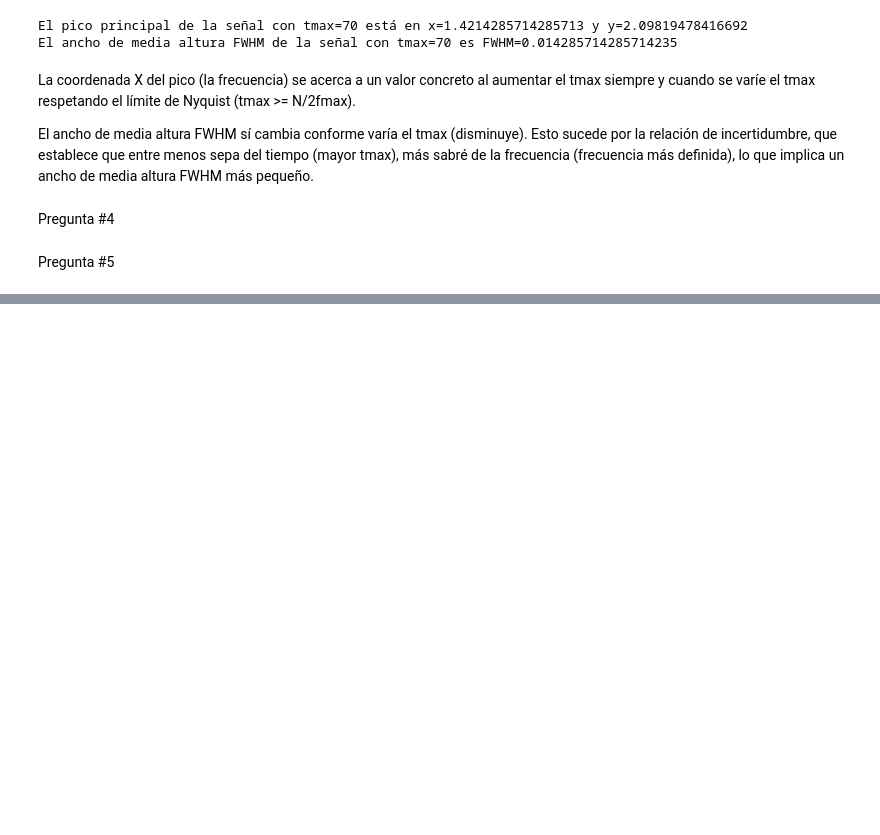
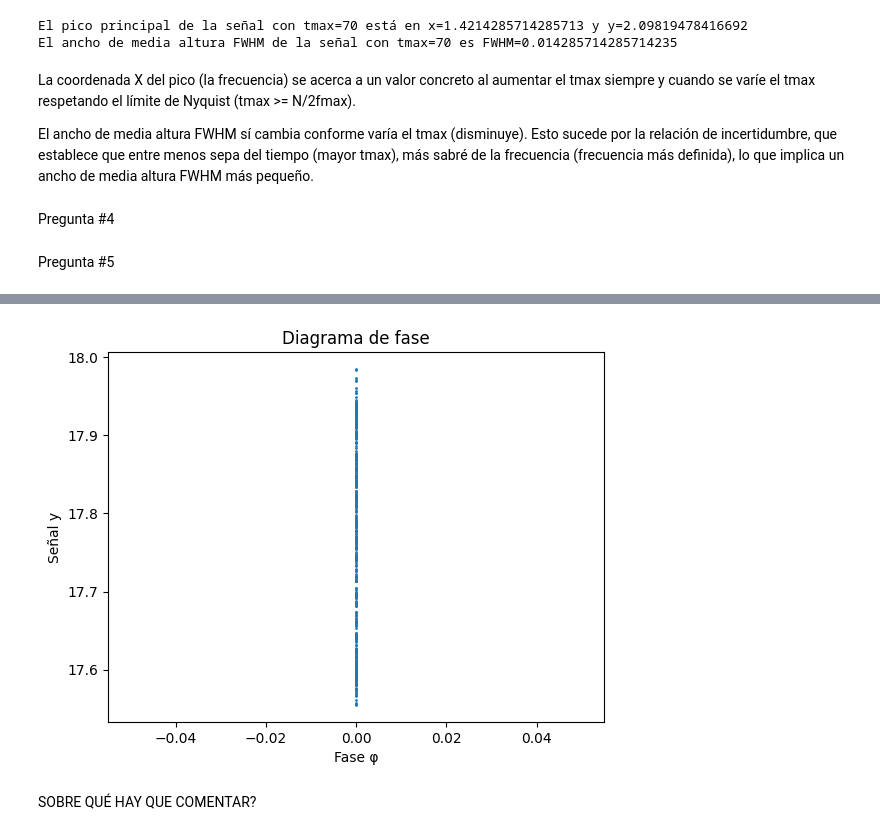
Before and after one commit to sarchilagomez1/MetodosComputacionales2-Fuentes-Archila, a Jupyter notebook: Taller1_fuentesarchila.ipynb, the cells around one changed output, grey strips where cells are left out. Saved outputs shown, nothing was run; the diff lists cells and outputs as text; code cells hidden in the pictures; blank space fills up the shorter version.

```diff
--- a/Taller1_fuentesarchila.ipynb
+++ b/Taller1_fuentesarchila.ipynb
@@ -166,0 +177,16 @@ Frecuencia de muestreo: 0.499550404635827
+# %%
+phi = np.mod(df["y"] * fp, 1)
+
+# Graficar y vs φ
+plt.scatter(phi, df["y"], s=1)
+plt.xlabel("Fase φ")
+plt.ylabel("Señal y")
+plt.title("Diagrama de fase")
+
+plt.show()
+
+#NO SÉ COMO DEBERÍA DAR, NO TIENE SENTIDO XQ FP ES 0
+# %% [output]
+[figure, added]
+# %% [markdown]
+SOBRE QUÉ HAY QUE COMENTAR?
```
Also changed, not shown: parts of 2 cells of this notebook, 1 other file.
